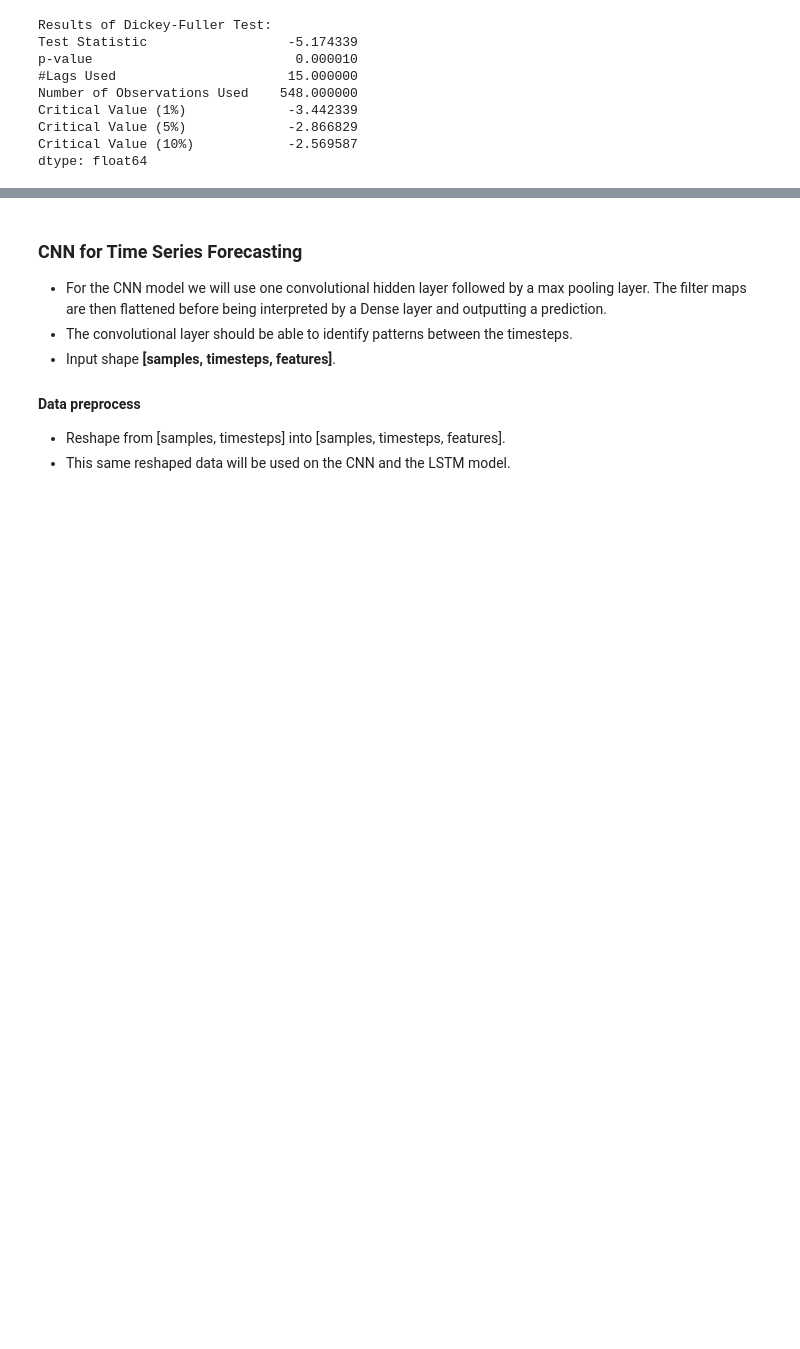
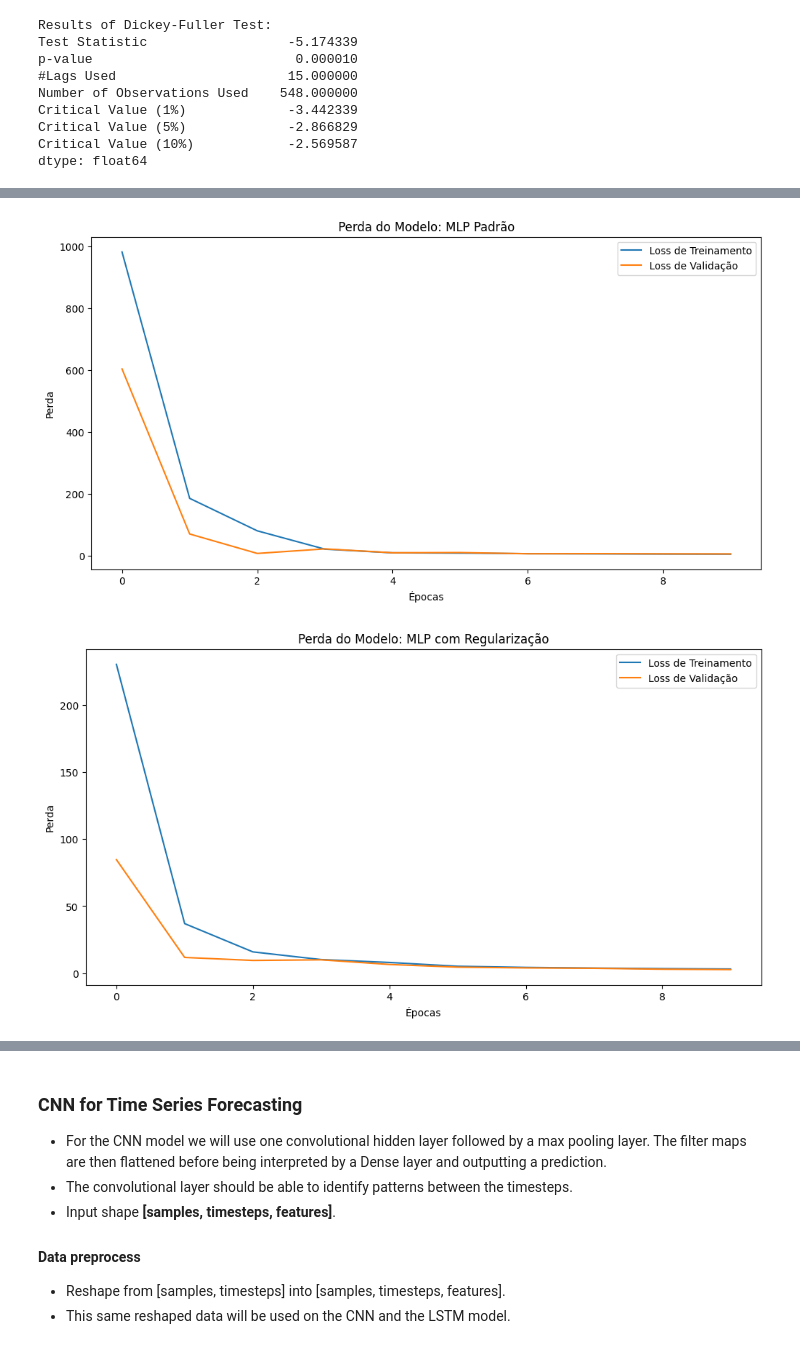
Before and after one commit to camazlucas/PEE-CPE727-Aprendizado-Profundo, a Jupyter notebook: 2024-03/Seminarios/11 - Aplicacoes em Series Temporais/Aplicacao em Series Temporais.ipynb, the cells around one changed output, grey strips where cells are left out. Drawn from its saved outputs; the diff is of its cells as text; code cells hidden in the pictures; blank space fills up the shorter version.

```diff
--- a/2024-03/Seminarios/11 - Aplicacoes em Series Temporais/Aplicacao em Series Temporais.ipynb
+++ b/2024-03/Seminarios/11 - Aplicacoes em Series Temporais/Aplicacao em Series Temporais.ipynb
@@ -377,0 +428,5 @@ mlp_history = model_mlp.fit(X_train.values, Y_train, validation_data=(X_valid.va
+# %%
+mlp_reg_history = model_reg.fit(X_train, Y_train,
+                            validation_data=(X_valid, Y_valid),
+                            epochs=epochs,
+                            verbose=2)
@@ -377,0 +454,9 @@ mlp_history = model_mlp.fit(X_train.values, Y_train, validation_data=(X_valid.va
+# %%
+model_dropout = Sequential()
+model_dropout.add(Dense(64, activation='relu', input_dim=X_train.shape[1]))
+model_dropout.add(Dropout(0.5))  # 50% de dropout
+model_dropout.add(Dense(32, activation='relu'))
+model_dropout.add(Dropout(0.5))  # 50% de dropout
+model_dropout.add(Dense(1))  # Saída
+model_dropout.compile(loss='mean_squared_error', optimizer=optimizers.Adam())
+model_dropout.summary()
@@ -377,0 +481,5 @@ mlp_history = model_mlp.fit(X_train.values, Y_train, validation_data=(X_valid.va
+# %%
+mlp_drop_history = model_dropout.fit(X_train, Y_train,
+                            validation_data=(X_valid, Y_valid),
+                            epochs=epochs,
+                            verbose=2)
@@ -377,0 +559,51 @@ mlp_history = model_mlp.fit(X_train.values, Y_train, validation_data=(X_valid.va
+# %%
+# Gráfico do ajuste do modelo
+def plot_loss(history, model_name):
+    plt.figure(figsize=(12, 6))
+    plt.plot(history.history['loss'], label='Loss de Treinamento')
+    plt.plot(history.history['val_loss'], label='Loss de Validação')
+    plt.title(f'Perda do Modelo: {model_name}')
+    plt.xlabel('Épocas')
+    plt.ylabel('Perda')
+    plt.legend()
+    plt.show()
+
+# Plotando as perdas dos três modelos
+plot_loss(mlp_history, 'MLP Padrão')
+plot_loss(mlp_reg_history, 'MLP com Regularização')
+plot_loss(mlp_drop_history, 'MLP com Dropout')
+
+# Gráfico da previsão
+def plot_predictions(y_true, y_pred, model_name):
+    plt.figure(figsize=(12, 6))
+    plt.plot(y_true, label='Valores Reais')
+    plt.plot(y_pred, label='Previsões', linestyle='--')
+    plt.title(f'Previsões vs Valores Reais: {model_name}')
+    plt.xlabel('Tempo')
+    plt.ylabel('Valor')
+    plt.legend()
+    plt.show()
+
+# Fazendo previsões no conjunto de teste
+y_pred_mlp = model_mlp.predict(X_test)
+y_pred_reg = model_reg.predict(X_test)
+y_pred_drop = model_dropout.predict(X_test)
+
+# Plotando as previsões
+plot_predictions(Y_test, y_pred_mlp, 'MLP Padrão')
+plot_predictions(Y_test, y_pred_reg, 'MLP com Regularização')
+plot_predictions(Y_test, y_pred_drop, 'MLP com Dropout')
+
+# # Revertendo a padronização das previsões
+# y_pred_mlp_inverse = scaler.inverse_transform(y_pred_mlp)
+# y_pred_reg_inverse = scaler.inverse_transform(y_pred_reg)
+# y_pred_drop_inverse = scaler.inverse_transform(y_pred_drop)
+
+
+# # Plotando as previsões
+# plot_predictions(Y_test, y_pred_mlp_inverse, 'MLP Padrão')
+# plot_predictions(Y_test, y_pred_reg_inverse, 'MLP com Regularização')
+# plot_predictions(Y_test, y_pred_drop_inverse, 'MLP com Dropout')
+# %% [output]
+[figure, added]
+[figure, added]
```
Also changed, not shown: parts of 33 cells of this notebook.
